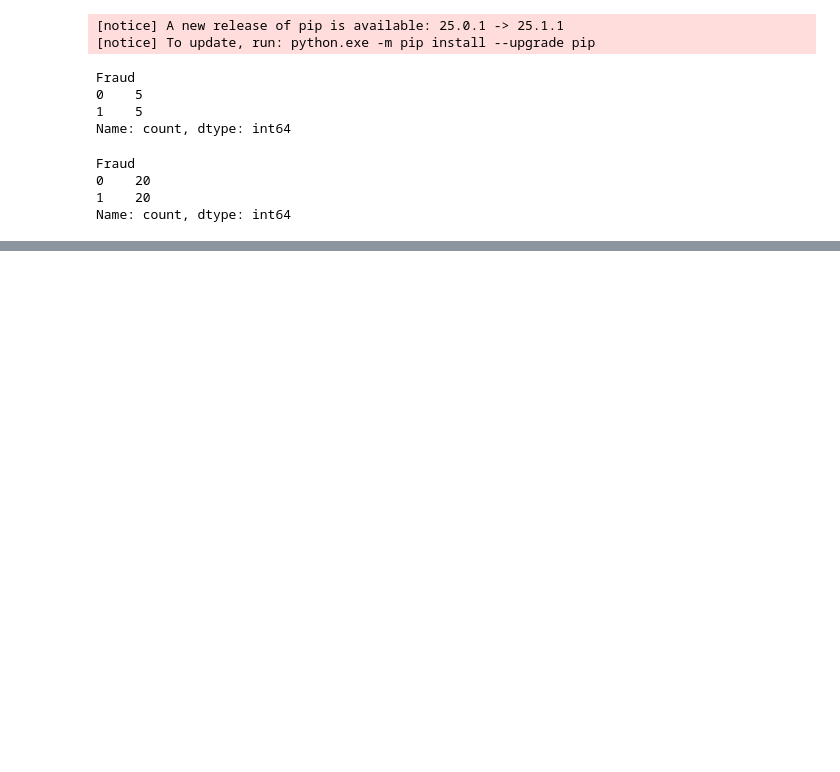
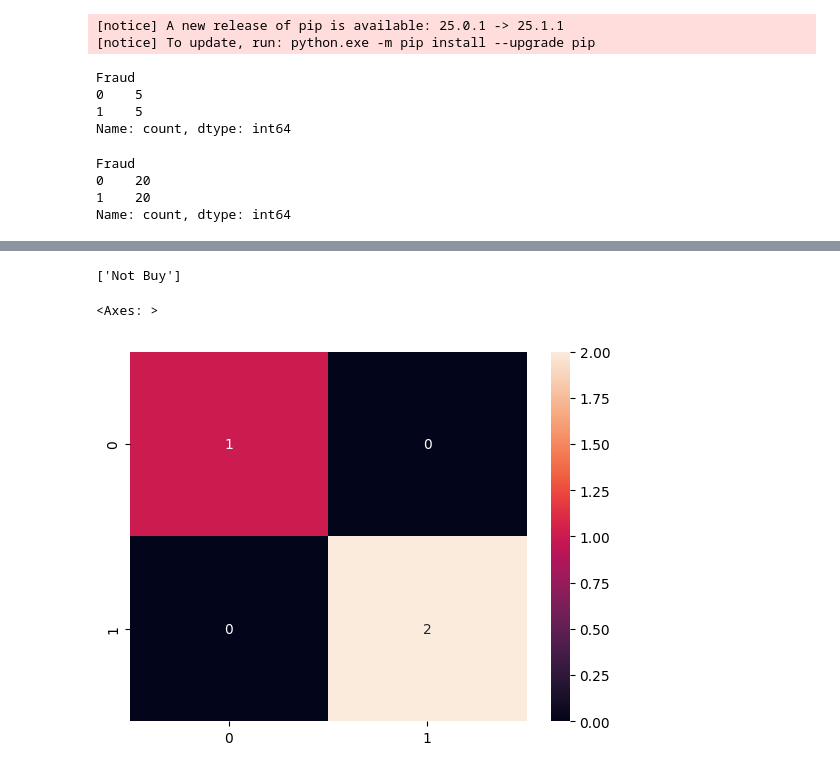
Before and after one commit to KedarDamale/Data-Science, a Jupyter notebook: Data-science/4.Supervised-Learning.ipynb, the cells around one changed output, grey strips where cells are left out. Drawn from its saved outputs; the diff is of its cells as text; code cells hidden in the pictures; blank space fills up the shorter version.

```diff
--- a/Data-science/4.Supervised-Learning.ipynb
+++ b/Data-science/4.Supervised-Learning.ipynb
@@ -1312,0 +1379,31 @@ Conditional probability
+# %%
+data = {
+    'Visited_Website':    [1, 0, 1, 0, 1, 1, 0, 0, 1, 1],
+    'Clicked_Ad':         [1, 0, 1, 0, 1, 0, 0, 1, 1, 1],
+    'Subscribed_Newsletter': [1, 0, 1, 0, 0, 0, 0, 1, 1, 1],
+    'Purchase': ['Buy', 'Not Buy', 'Buy', 'Not Buy', 'Buy', 'Not Buy', 'Not Buy', 'Not Buy', 'Buy', 'Buy']
+}
+
+df=pd.DataFrame(data)
+
+from sklearn.naive_bayes import BernoulliNB
+from sklearn.model_selection import train_test_split
+
+x = df[['Visited_Website', 'Clicked_Ad', 'Subscribed_Newsletter']]
+y = df['Purchase']
+
+trainx,testx,trainy,testy=train_test_split(x,y,random_state=43,test_size=0.3)
+
+model=BernoulliNB()
+
+model.fit(trainx,trainy)
+
+print(model.predict(pd.DataFrame({'Visited_Website':[0],'Clicked_Ad':[0],'Subscribed_Newsletter':[1]})))
+
+pred=model.predict(testx)
+
+sns.heatmap(confusion_matrix(testy,pred),annot=True)
+# %% [output]
+['Not Buy']
+<Axes: >
+[figure, added]
```
Also changed, not shown: parts of 5 cells of this notebook.
